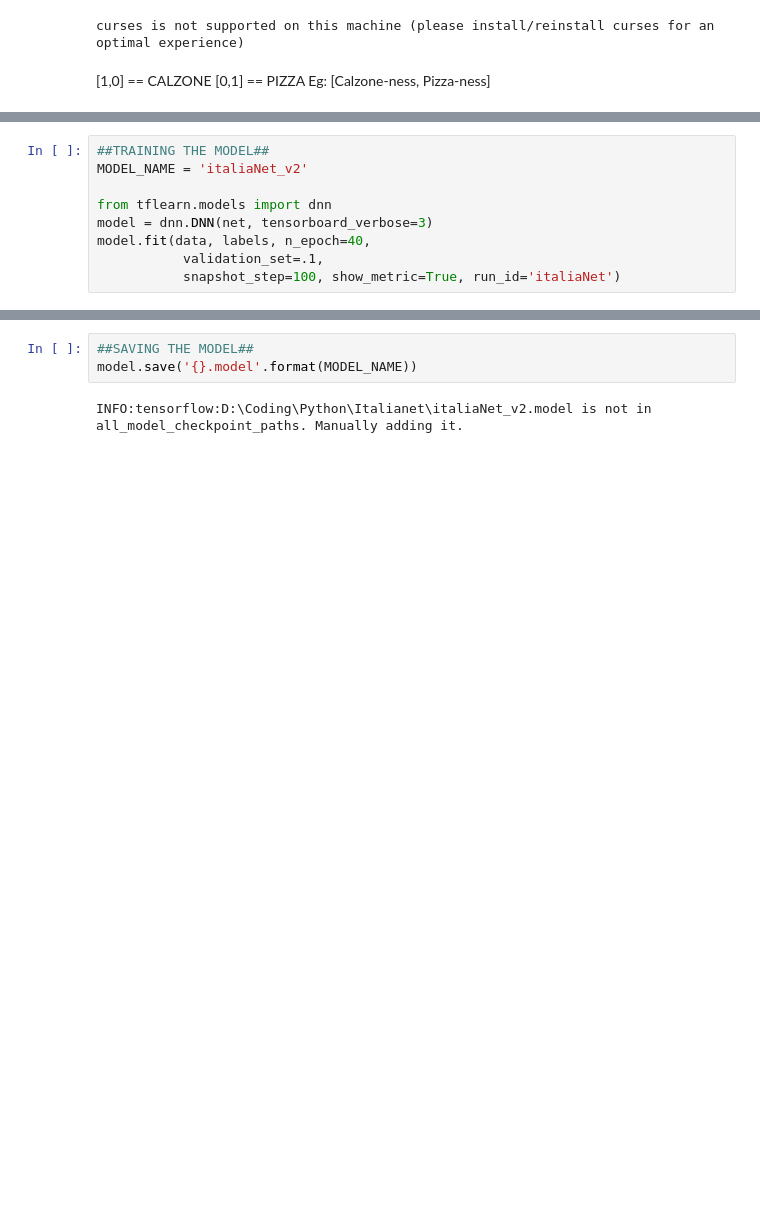
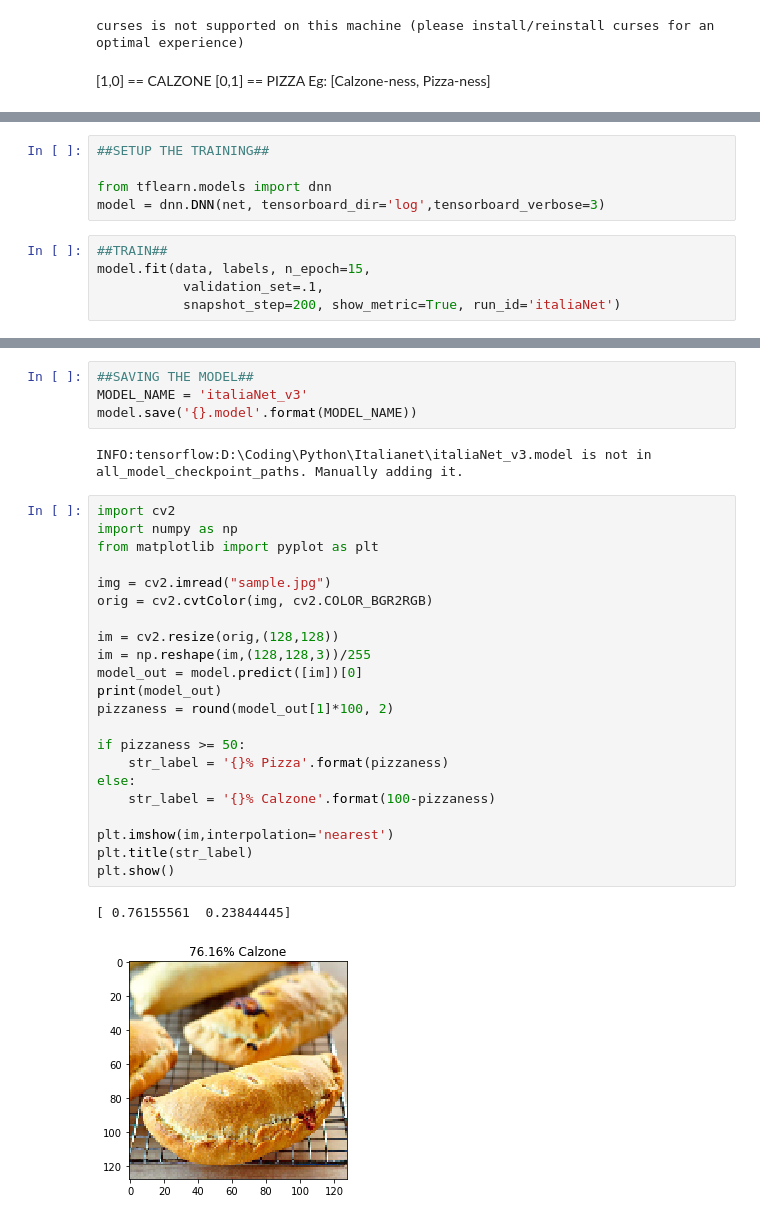
Before and after one commit to spagettnet/ItaliaNet, a Jupyter notebook: italianet_train.ipynb, the cells around one changed output, grey strips where cells are left out. Cells and saved outputs as stored; diff of their text form; blank space fills up the shorter version.

Commit message:
V3 Trained and implemented

```diff
--- a/italianet_train.ipynb
+++ b/italianet_train.ipynb
@@ -62,13 +70,14 @@ net = fully_connected(net, 2, activation='softmax')
 
 net = regression(net, optimizer='adam', learning_rate=1e-3,
                      loss='categorical_crossentropy')
+# %%
+##SETUP THE TRAINING##
+
+from tflearn.models import dnn
+model = dnn.DNN(net, tensorboard_dir='log',tensorboard_verbose=3)
 # %%
-##TRAINING THE MODEL##
-MODEL_NAME = 'italiaNet_v2'
-
-from tflearn.models import dnn
-model = dnn.DNN(net, tensorboard_verbose=3)
-model.fit(data, labels, n_epoch=40,
+##TRAIN##
+model.fit(data, labels, n_epoch=15,
            validation_set=.1,
-           snapshot_step=100, show_metric=True, run_id='italiaNet')
+           snapshot_step=200, show_metric=True, run_id='italiaNet')
 # %% [output]
@@ -79,6 +88,32 @@ Training Step: 240  | total loss: 0.32285 | time: 7.154s
 --
 # %%
 ##SAVING THE MODEL##
+MODEL_NAME = 'italiaNet_v3'
 model.save('{}.model'.format(MODEL_NAME))
 # %% [output]
-INFO:tensorflow:D:\Coding\Python\Italianet\italiaNet_v2.model is not in all_model_checkpoint_paths. Manually adding it.
+INFO:tensorflow:D:\Coding\Python\Italianet\italiaNet_v3.model is not in all_model_checkpoint_paths. Manually adding it.
+# %%
+import cv2
+import numpy as np
+from matplotlib import pyplot as plt
+
+img = cv2.imread("sample.jpg")
+orig = cv2.cvtColor(img, cv2.COLOR_BGR2RGB)
+
+im = cv2.resize(orig,(128,128))
+im = np.reshape(im,(128,128,3))/255
+model_out = model.predict([im])[0]
+print(model_out)
+pizzaness = round(model_out[1]*100, 2)
+
+if pizzaness >= 50:
+    str_label = '{}% Pizza'.format(pizzaness)
+else:
+    str_label = '{}% Calzone'.format(100-pizzaness)
+
+plt.imshow(im,interpolation='nearest')
+plt.title(str_label)
+plt.show()
+# %% [output]
+[ 0.76155561  0.23844445]
+[figure, added]
```
Also changed, not shown: parts of 4 cells of this notebook, 18 other files.
